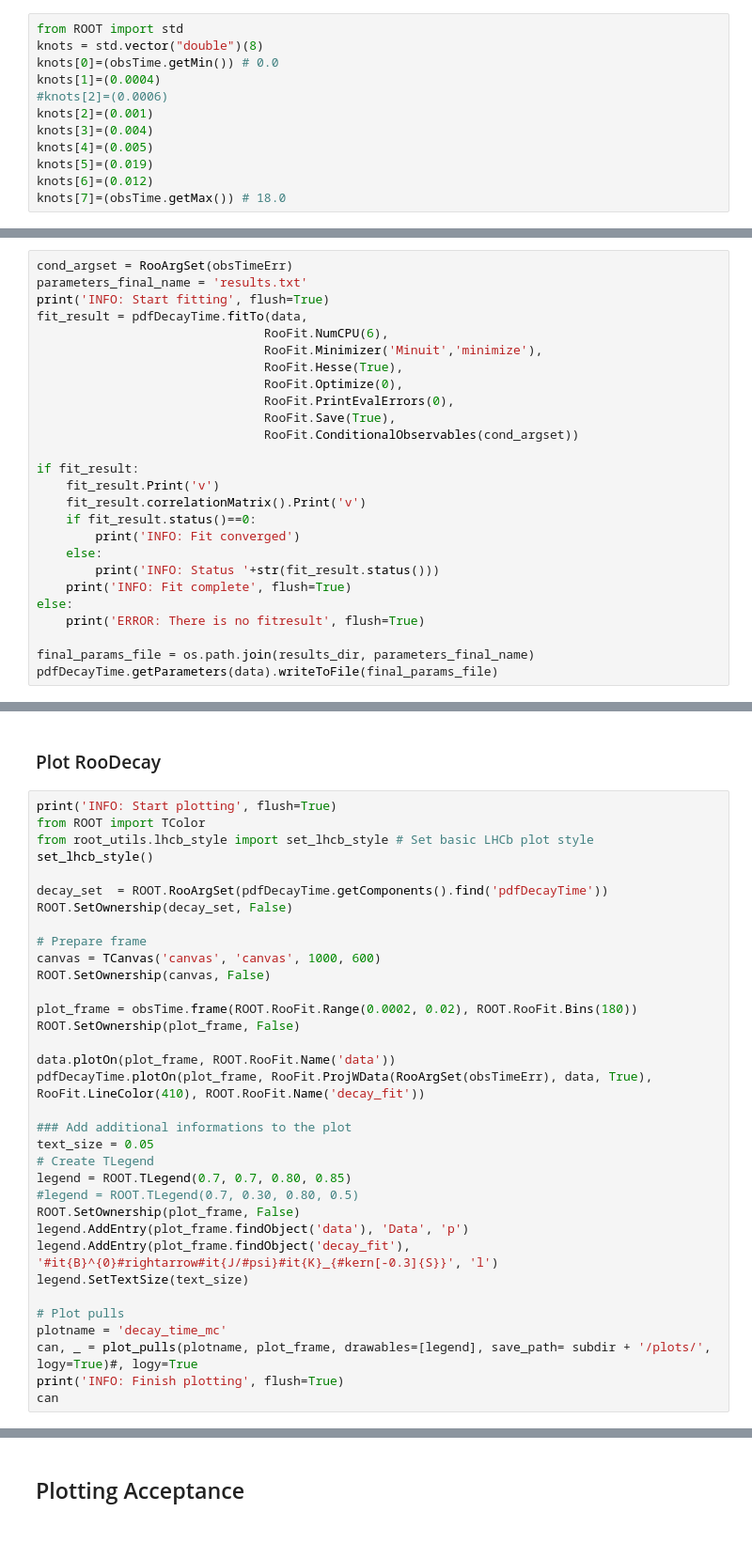
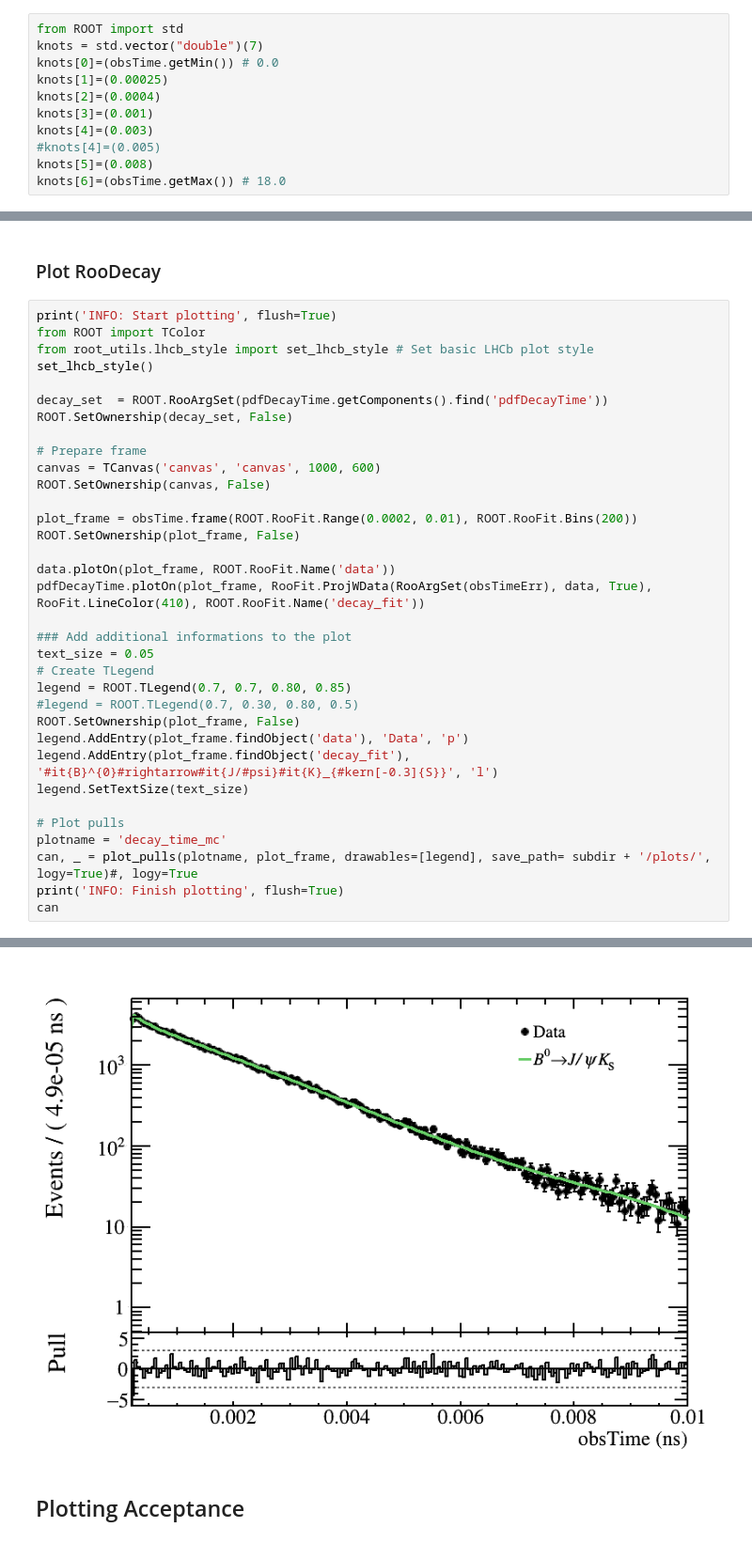
Before and after one commit to chasenberg/Masterthesis, a Jupyter notebook: notebooks/decaytime_studies/acceptance_JpsiKS_data.ipynb, the cells around one changed output, grey strips where cells are left out. Shown at 94% size. Drawn from its saved outputs; the diff is of its cells as text.

```diff
--- a/notebooks/decaytime_studies/acceptance_JpsiKS_data.ipynb
+++ b/notebooks/decaytime_studies/acceptance_JpsiKS_data.ipynb
@@ -100,16 +98,15 @@ from ROOT import RooCubicSplineFun
 from ROOT import RooResolutionModel
 # %%
 from ROOT import std
-knots = std.vector("double")(8)
+knots = std.vector("double")(7)
 knots[0]=(obsTime.getMin()) # 0.0
-knots[1]=(0.0004)
-#knots[2]=(0.0006)
-knots[2]=(0.001)
-knots[3]=(0.004)
-knots[4]=(0.005)
-knots[5]=(0.019)
-knots[6]=(0.012)
-knots[7]=(obsTime.getMax()) # 18.0
+knots[1]=(0.00025)
+knots[2]=(0.0004)
+knots[3]=(0.001)
+knots[4]=(0.003)
+#knots[4]=(0.005)
+knots[5]=(0.008)
+knots[6]=(obsTime.getMax()) # 18.0
 # %%
 print(obsTime.getMin(),obsTime.getMax(),len(knots))
 # %% [output]
@@ -332,26 +325,0 @@ INFO: Fit complete
-# %%
-cond_argset = RooArgSet(obsTimeErr)
-parameters_final_name = 'results.txt'
-print('INFO: Start fitting', flush=True)
-fit_result = pdfDecayTime.fitTo(data,
-                               RooFit.NumCPU(6),
-                               RooFit.Minimizer('Minuit','minimize'),
-                               RooFit.Hesse(True),
-                               RooFit.Optimize(0),
-                               RooFit.PrintEvalErrors(0),
-                               RooFit.Save(True),
-                               RooFit.ConditionalObservables(cond_argset))
-
-if fit_result:
-    fit_result.Print('v')
-    fit_result.correlationMatrix().Print('v')
-    if fit_result.status()==0:
-        print('INFO: Fit converged')
-    else:
-        print('INFO: Status '+str(fit_result.status()))
-    print('INFO: Fit complete', flush=True)
-else:
-    print('ERROR: There is no fitresult', flush=True)
-
-final_params_file = os.path.join(results_dir, parameters_final_name)
-pdfDecayTime.getParameters(data).writeToFile(final_params_file)
@@ -372,7 +338,7 @@ ROOT.SetOwnership(decay_set, False)
 canvas = TCanvas('canvas', 'canvas', 1000, 600)
 ROOT.SetOwnership(canvas, False)
 
-plot_frame = obsTime.frame(ROOT.RooFit.Range(0.0002, 0.02), ROOT.RooFit.Bins(180))
+plot_frame = obsTime.frame(ROOT.RooFit.Range(0.0002, 0.01), ROOT.RooFit.Bins(200))
 ROOT.SetOwnership(plot_frame, False)
 
 data.plotOn(plot_frame, ROOT.RooFit.Name('data'))
@@ -393,3 +359,4 @@ plotname = 'decay_time_mc'
 can, _ = plot_pulls(plotname, plot_frame, drawables=[legend], save_path= subdir + '/plots/', logy=True)#, logy=True
 print('INFO: Finish plotting', flush=True)
 can
+# %% [output]
@@ -396,3 +365,4 @@ can
+[figure, added]
 # %% [markdown]
 ## Plotting Acceptance
 # %%
```
Also changed, not shown: parts of 9 cells of this notebook, 2 other files.
